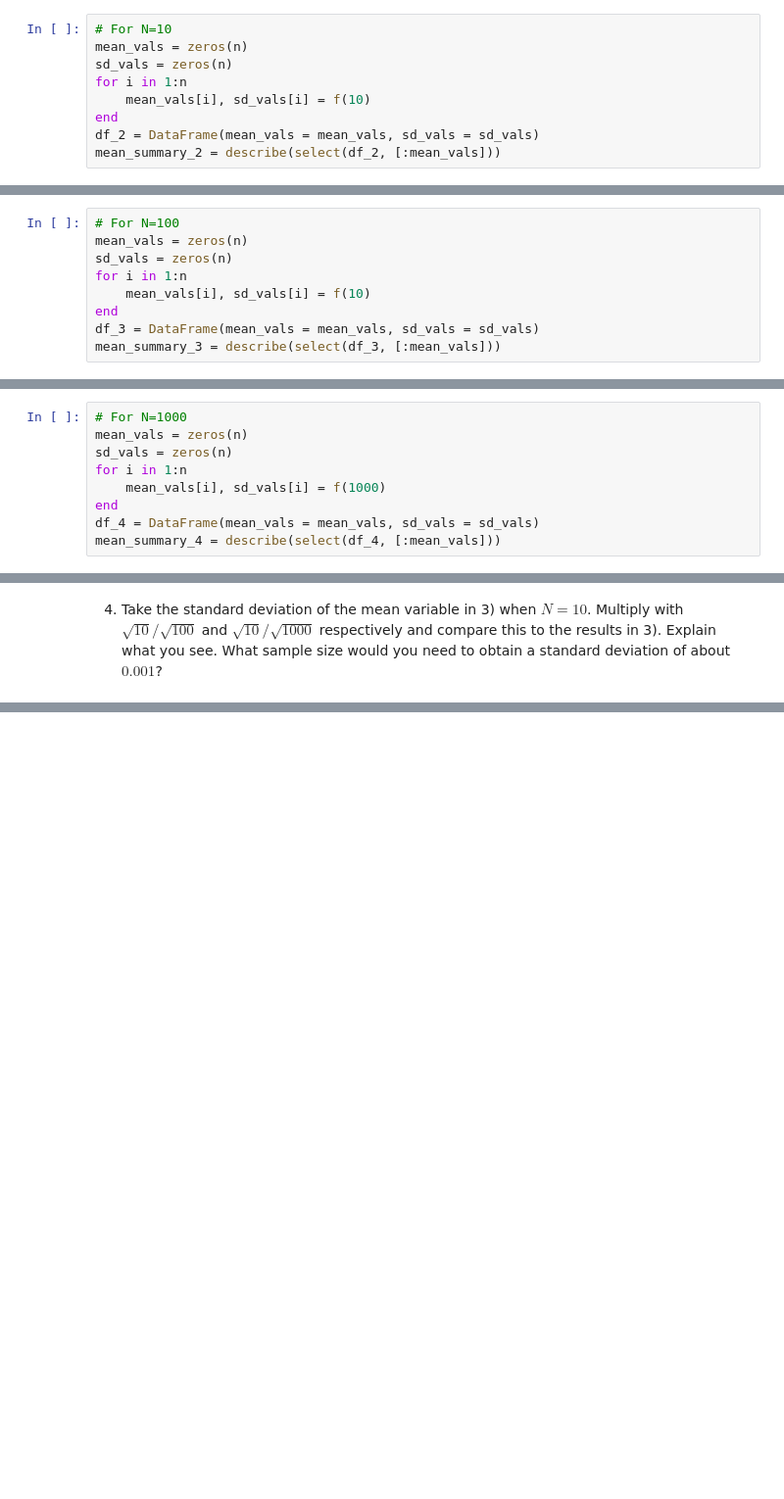
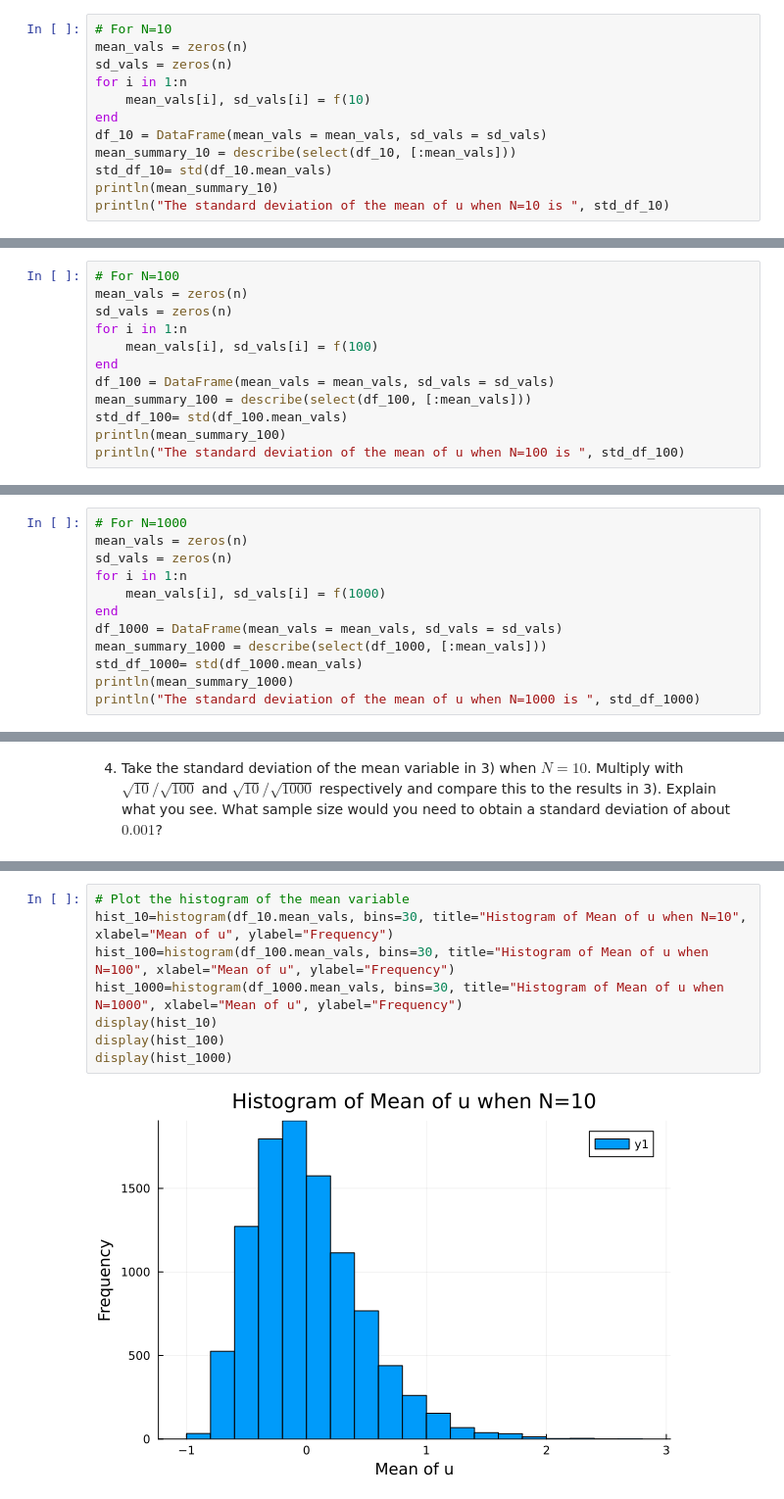
Before and after one commit to liminglin98/ScPo_M1_Econometrics2, a Jupyter notebook: HW4/PS4_P1_LLM.ipynb, the cells around one changed output, grey strips where cells are left out. Shown: that part at 98% size. Cells and saved outputs as stored; diff of their text form; blank space fills up the shorter version.

```diff
--- a/HW4/PS4_P1_LLM.ipynb
+++ b/HW4/PS4_P1_LLM.ipynb
@@ -112,7 +117,10 @@ sd_vals = zeros(n)
 for i in 1:n
     mean_vals[i], sd_vals[i] = f(10)
 end
-df_2 = DataFrame(mean_vals = mean_vals, sd_vals = sd_vals)
-mean_summary_2 = describe(select(df_2, [:mean_vals]))
+df_10 = DataFrame(mean_vals = mean_vals, sd_vals = sd_vals)
+mean_summary_10 = describe(select(df_10, [:mean_vals]))
+std_df_10= std(df_10.mean_vals)
+println(mean_summary_10)
+println("The standard deviation of the mean of u when N=10 is ", std_df_10)
 # %% [output]
 1×7 DataFrame
@@ -129,9 +134,12 @@ histogram(mean_vals, bins=30, title="Histogram of Mean of u when N=10", xlabel="
 mean_vals = zeros(n)
 sd_vals = zeros(n)
 for i in 1:n
-    mean_vals[i], sd_vals[i] = f(10)
+    mean_vals[i], sd_vals[i] = f(100)
 end
-df_3 = DataFrame(mean_vals = mean_vals, sd_vals = sd_vals)
-mean_summary_3 = describe(select(df_3, [:mean_vals]))
+df_100 = DataFrame(mean_vals = mean_vals, sd_vals = sd_vals)
+mean_summary_100 = describe(select(df_100, [:mean_vals]))
+std_df_100= std(df_100.mean_vals)
+println(mean_summary_100)
+println("The standard deviation of the mean of u when N=100 is ", std_df_100)
 # %% [output]
 1×7 DataFrame
@@ -150,7 +155,10 @@ sd_vals = zeros(n)
 for i in 1:n
     mean_vals[i], sd_vals[i] = f(1000)
 end
-df_4 = DataFrame(mean_vals = mean_vals, sd_vals = sd_vals)
-mean_summary_4 = describe(select(df_4, [:mean_vals]))
+df_1000 = DataFrame(mean_vals = mean_vals, sd_vals = sd_vals)
+mean_summary_1000 = describe(select(df_1000, [:mean_vals]))
+std_df_1000= std(df_1000.mean_vals)
+println(mean_summary_1000)
+println("The standard deviation of the mean of u when N=1000 is ", std_df_1000)
 # %% [output]
 1×7 DataFrame
@@ -168,0 +199,10 @@ When $N=10,100$, the distributionsa are still skewed to the right, but when $N=1
+# %%
+# Plot the histogram of the mean variable
+hist_10=histogram(df_10.mean_vals, bins=30, title="Histogram of Mean of u when N=10", xlabel="Mean of u", ylabel="Frequency")
+hist_100=histogram(df_100.mean_vals, bins=30, title="Histogram of Mean of u when N=100", xlabel="Mean of u", ylabel="Frequency")
+hist_1000=histogram(df_1000.mean_vals, bins=30, title="Histogram of Mean of u when N=1000", xlabel="Mean of u", ylabel="Frequency")
+display(hist_10)
+display(hist_100)
+display(hist_1000)
+# %% [output]
+[figure, added]
```
Also changed, not shown: parts of 25 cells of this notebook.
